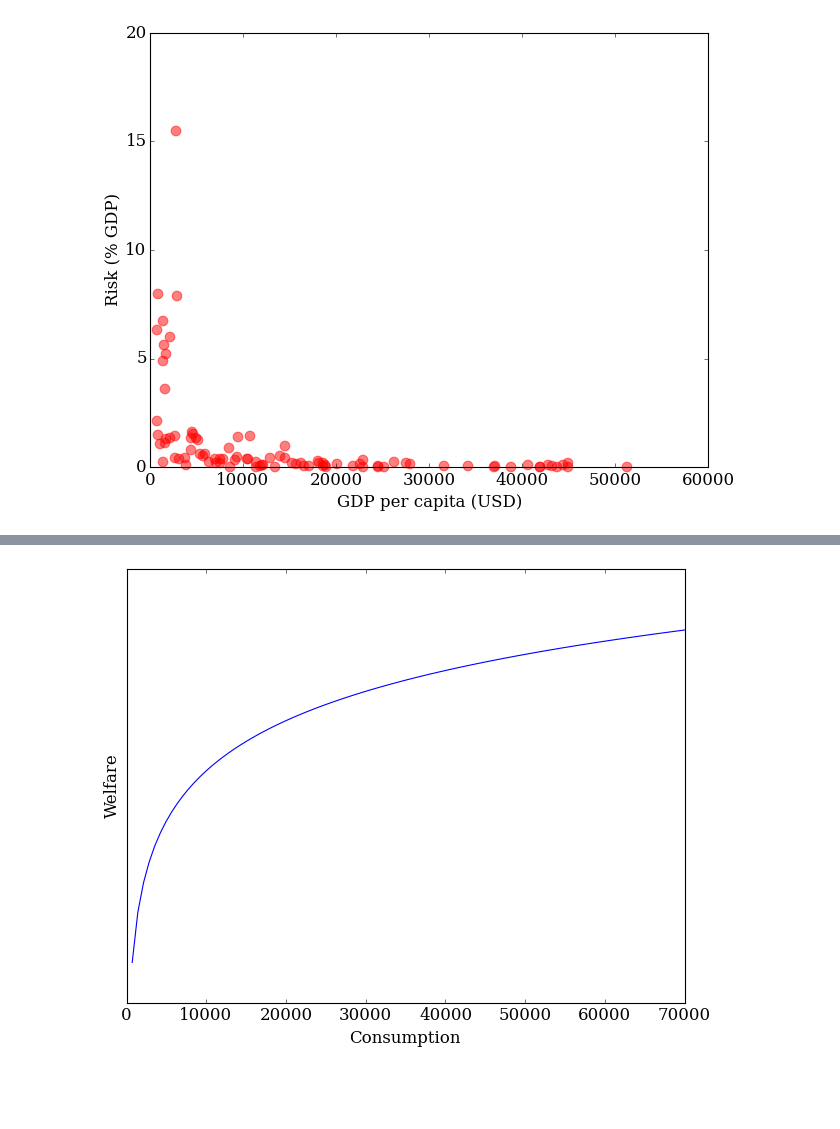
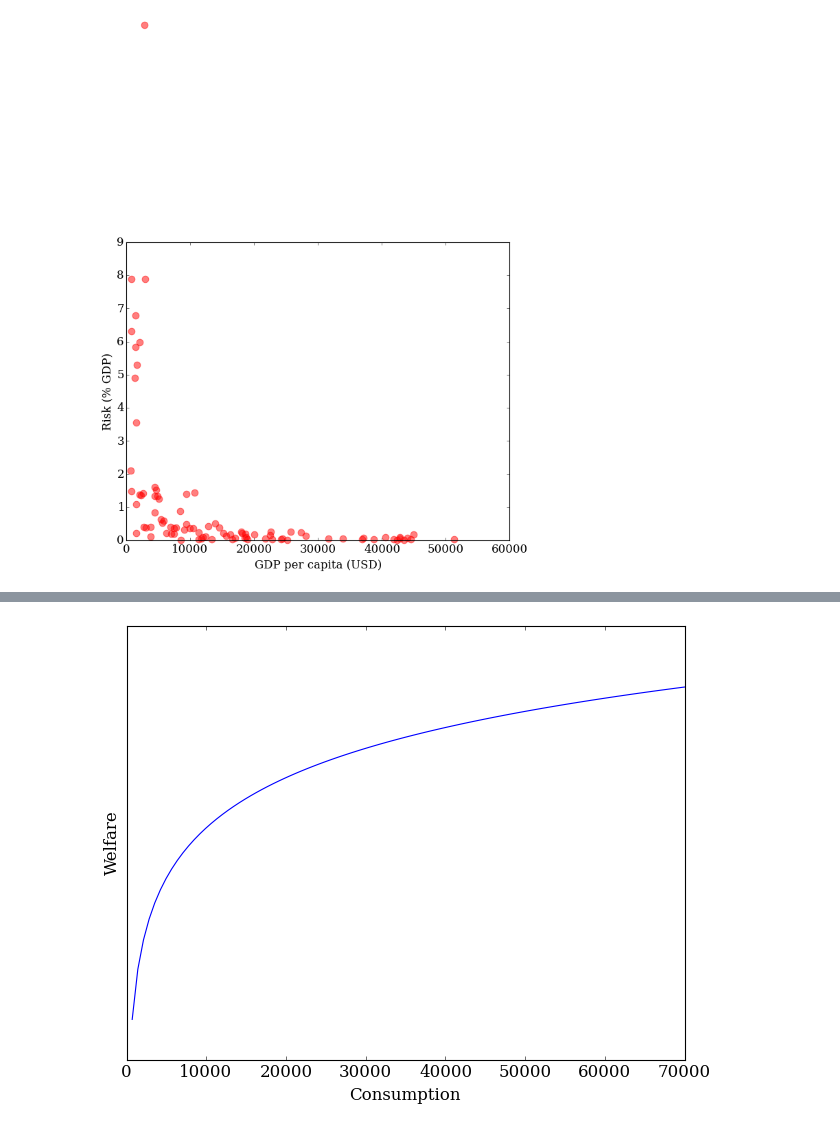
Before and after one commit to adrivsh/resilience_indicator_public, a Jupyter notebook: draw_plots.ipynb, the cells around one changed output, grey strips where cells are left out. Saved outputs shown, nothing was run; the diff lists cells and outputs as text; code cells hidden in the pictures; blank space fills up the shorter version.

```diff
--- a/draw_plots.ipynb
+++ b/draw_plots.ipynb
@@ -132,13 +135,17 @@ plt.savefig("img/risk_level_vs_gdp.png")
 # %%
 annotated_plot(df["gdp_pc_pp"],100*df["risk"],color="red")
 plt.xlabel("GDP per capita (USD)")
 plt.ylabel("Risk (% GDP)")
 
 plt.xlim(xmin=0)
 
 plt.savefig("img/risk_vs_gdp.png")
+
+plt.ylim(ymax=9)
+
+plt.savefig("img/risk_vs_gdp_trunc.png")
 # %% [output]
-[figure, old version]
+[figure, new version]
 # %%
 annotated_plot(df["far"]*100,100*df["risk"],color="red")
 plt.xlabel("Exposure (%)")
```
Also changed, not shown: parts of 42 cells of this notebook, 12 other files.
